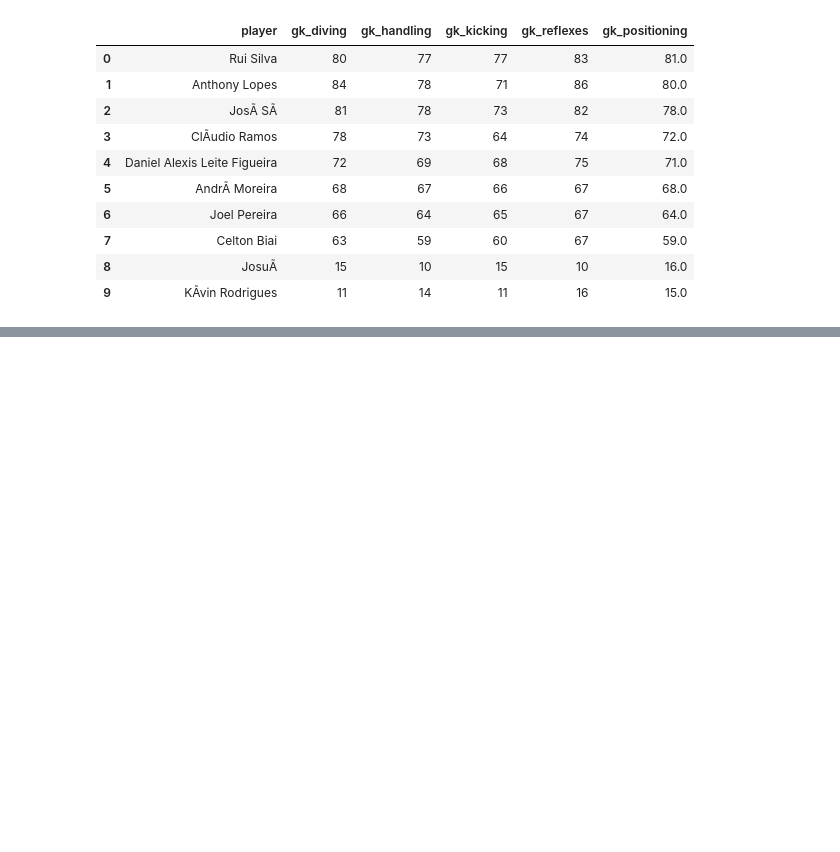
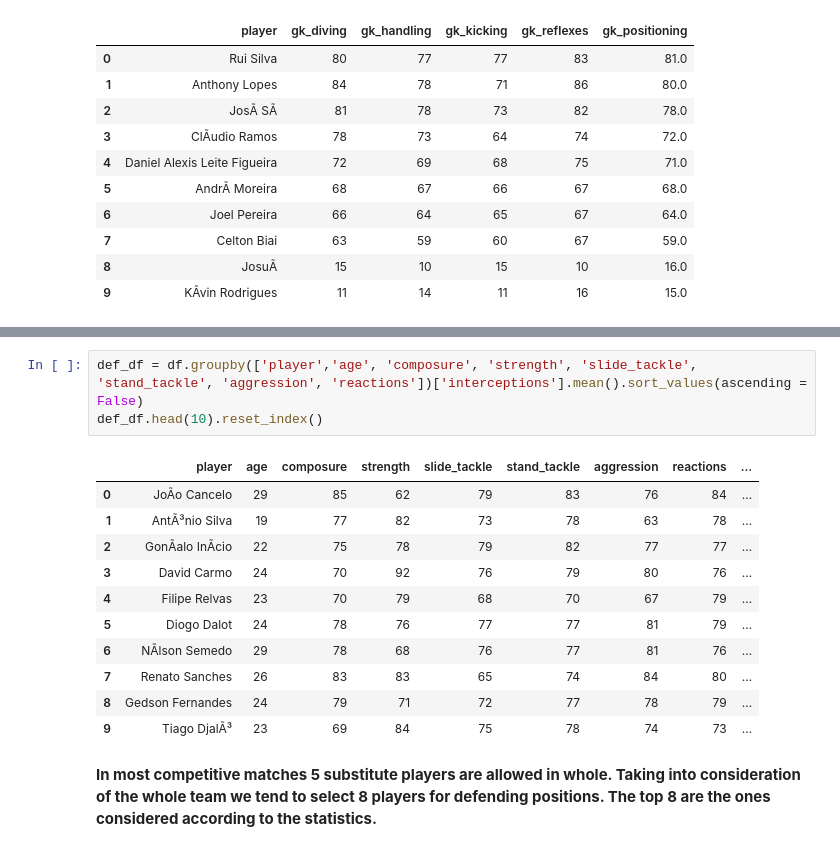
Before and after one commit to SIDHARTHMS26/Portugal-Player-Analysis-and-Real-time-strategy-development, a Jupyter notebook: Portugal_Player_Analysis_and_Real_Time_Strategy.ipynb, the cells around one changed output, grey strips where cells are left out. Cells and saved outputs as stored; diff of their text form; blank space fills up the shorter version.

```diff
--- a/Portugal_Player_Analysis_and_Real_Time_Strategy.ipynb
+++ b/Portugal_Player_Analysis_and_Real_Time_Strategy.ipynb
@@ -648,0 +665,17 @@ fig.show()
+# %%
+def_df = df.groupby(['player','age', 'composure', 'strength', 'slide_tackle', 'stand_tackle', 'aggression', 'reactions'])['interceptions'].mean().sort_values(ascending = False)
+def_df.head(10).reset_index()
+# %% [output]
+|  | player | age | composure | strength | slide_tackle | stand_tackle | aggression | reactions | ... |
+| 0 | JoÃo Cancelo | 29 | 85 | 62 | 79 | 83 | 76 | 84 | ... |
+| 1 | AntÃ³nio Silva | 19 | 77 | 82 | 73 | 78 | 63 | 78 | ... |
+| 2 | GonÃalo InÃcio | 22 | 75 | 78 | 79 | 82 | 77 | 77 | ... |
+| 3 | David Carmo | 24 | 70 | 92 | 76 | 79 | 80 | 76 | ... |
+| 4 | Filipe Relvas | 23 | 70 | 79 | 68 | 70 | 67 | 79 | ... |
+| 5 | Diogo Dalot | 24 | 78 | 76 | 77 | 77 | 81 | 79 | ... |
+| 6 | NÃlson Semedo | 29 | 78 | 68 | 76 | 77 | 81 | 76 | ... |
+| 7 | Renato Sanches | 26 | 83 | 83 | 65 | 74 | 84 | 80 | ... |
+| 8 | Gedson Fernandes | 24 | 79 | 71 | 72 | 77 | 78 | 79 | ... |
+| 9 | Tiago DjalÃ³ | 23 | 69 | 84 | 75 | 78 | 74 | 73 | ... |
+# %% [markdown]
+**In most competitive matches 5 substitute players are allowed in whole. Taking into consideration of the whole team we tend to select 8 players for defending positions. The top 8 are the ones considered according to the statistics.**
```
Also changed, not shown: parts of 11 cells of this notebook.
